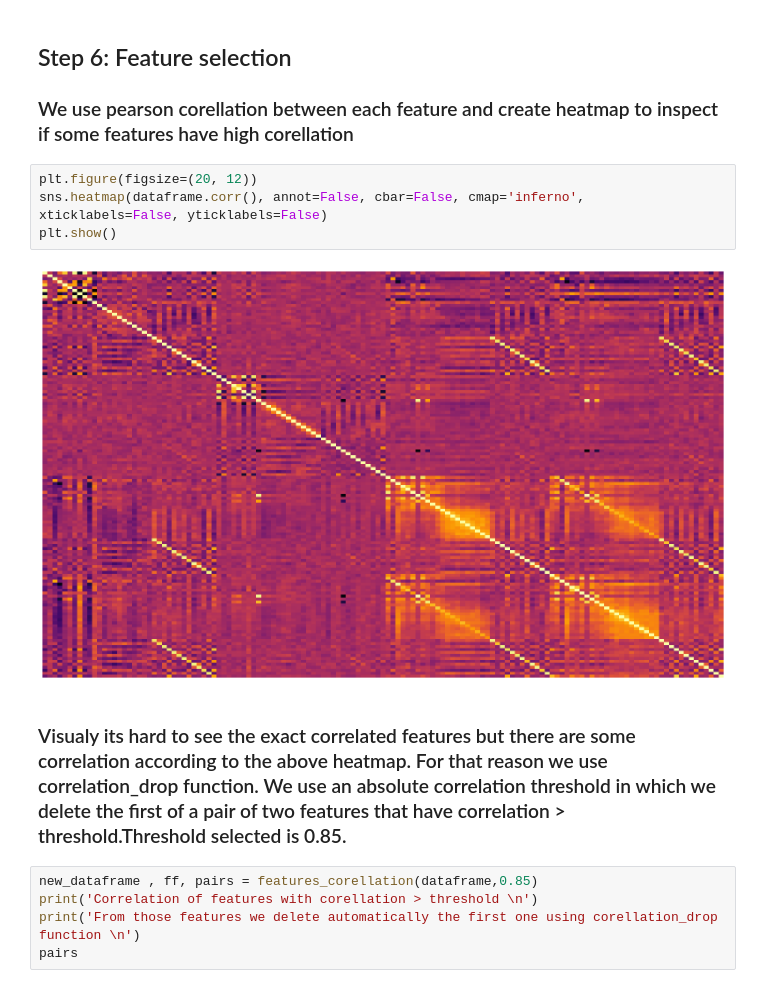
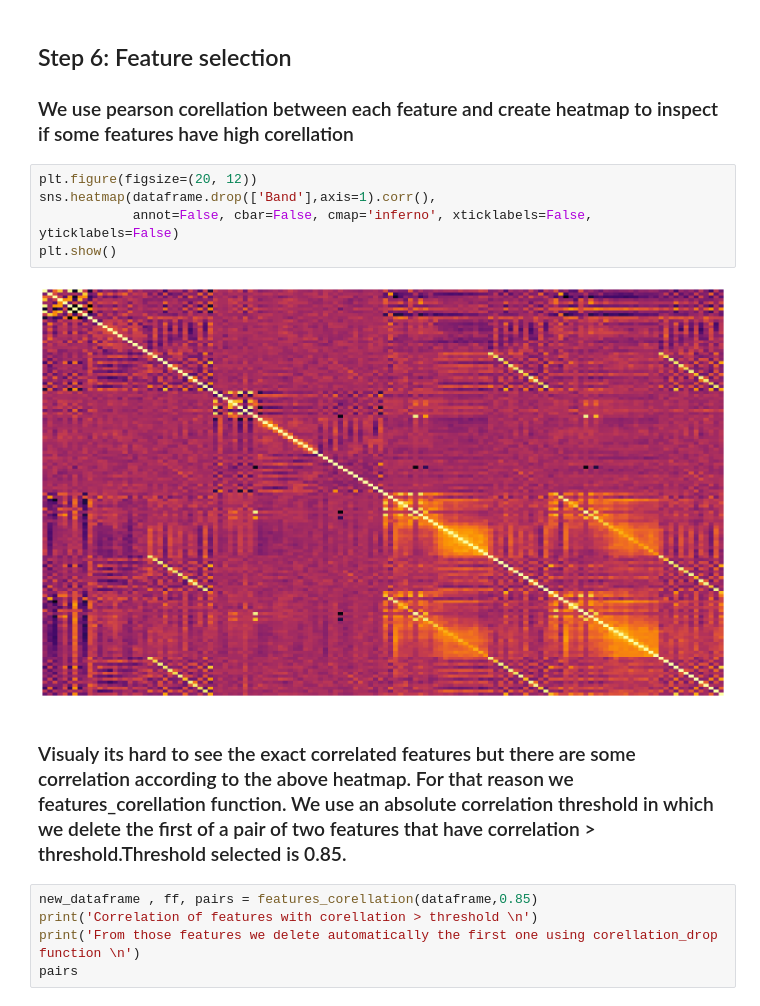
Before and after one commit to johnsaveus/Prog_Metal_Classification, a Jupyter notebook: src/Report.ipynb, the cells around one changed output. Cells and saved outputs as stored; diff of their text form.

```diff
--- a/src/Report.ipynb
+++ b/src/Report.ipynb
@@ -224,12 +226,13 @@ dataframe.to_csv('../clean_data/cleaned_dataset',index=False)
 ### We use pearson corellation between each feature and create heatmap to inspect if some features have high corellation
 # %%
 plt.figure(figsize=(20, 12))
-sns.heatmap(dataframe.corr(), annot=False, cbar=False, cmap='inferno', xticklabels=False, yticklabels=False)
+sns.heatmap(dataframe.drop(['Band'],axis=1).corr(),
+            annot=False, cbar=False, cmap='inferno', xticklabels=False, yticklabels=False)
 plt.show()
 # %% [output]
-[figure, old version]
+[figure, new version]
 # %% [markdown]
-### Visualy its hard to see the exact correlated features but there are some correlation according to the above heatmap. For that reason we use correlation_drop function. We use an absolute correlation threshold in which we delete the first of a pair of two features that have correlation > threshold.Threshold selected is 0.85.
+### Visualy its hard to see the exact correlated features but there are some correlation according to the above heatmap. For that reason we features_corellation function. We use an absolute correlation threshold in which we delete the first of a pair of two features that have correlation > threshold.Threshold selected is 0.85.
 # %%
 new_dataframe , ff, pairs = features_corellation(dataframe,0.85)
 print('Correlation of features with corellation > threshold \n')
```
Also changed, not shown: parts of 27 cells of this notebook, 6 other files.
